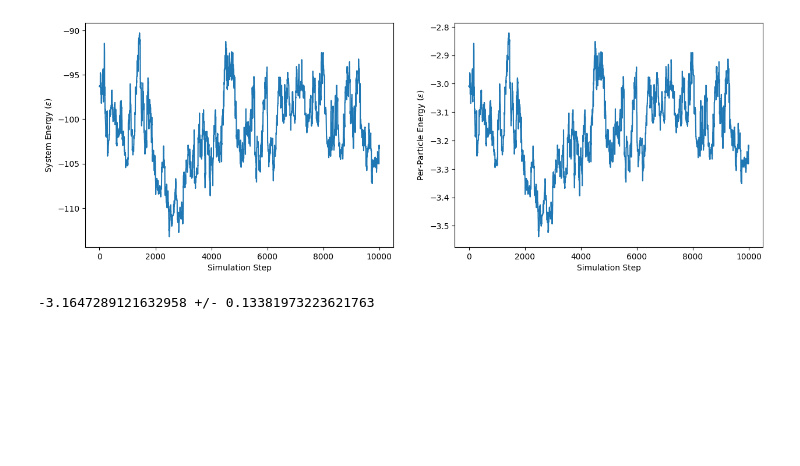
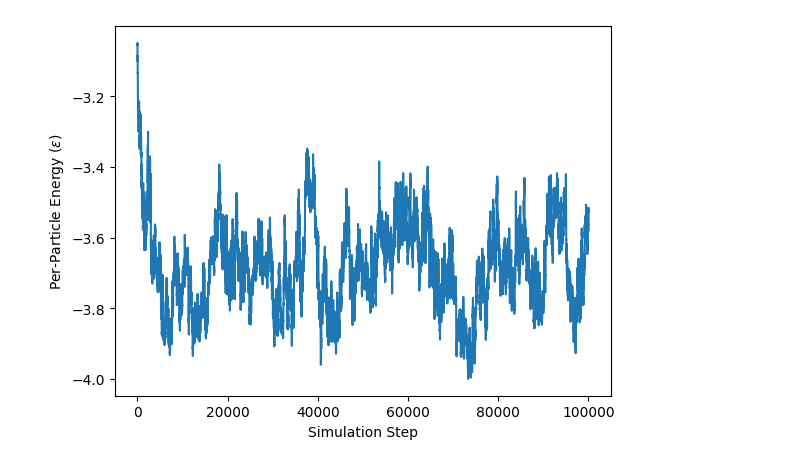
Before and after one commit to djbell01/563-DawsonBell, a Jupyter notebook: MC_Project.ipynb, the cells around one changed output. Drawn from its saved outputs; the diff is of its cells as text; code cells hidden in the pictures; blank space fills up the shorter version.

```diff
--- a/MC_Project.ipynb
+++ b/MC_Project.ipynb
@@ -8,7 +8,8 @@ import copy
 def autocorr1D(array):
     ft = np.fft.rfft(array - np.average(array))
     acorr = np.fft.irfft(ft * np.conjugate(ft)) / (len(array) * np.var(array))
-    return acorr[0 : len(acorr) // 2]
+    decorr_time = np.where(acorr<0)[0][0]
+    return len(array) // decorr_time
 
 class Particle():
   def __init__(self,position):
@@ -109,12 +110,6 @@ class Dynamics():
     self.per_particle_energies = np.array(self.energies)/self.system.N
 
   def plot_energy(self):
-    fig = plt.figure(figsize = (15,5))
-    ax1 = fig.add_subplot(1,2,1)
-    ax1.plot(self.energies)
-    ax1.set_xlabel('Simulation Step')
-    ax1.set_ylabel('System Energy ($\epsilon$)')
-    ax2 = fig.add_subplot(1,2,2)
-    ax2.plot(self.per_particle_energies)
-    ax2.set_xlabel('Simulation Step')
-    ax2.set_ylabel('Per-Particle Energy ($\epsilon$)')
+    plt.plot(self.per_particle_energies)
+    plt.xlabel('Simulation Step')
+    plt.ylabel('Per-Particle Energy ($\epsilon$)')
@@ -123,13 +159,6 @@ class Dynamics():
 # %%
-sim = Dynamics(32,4,1,50000,1)
-sim.run_dynamics()
-sim.plot_energy()
+d = Dynamics(32,4,1,100000,0.5)
+d.run_dynamics()
+d.plot_energy()
 # %% [output]
-[figure, old version]
+[figure, new version]
-# %%
-mean = np.mean(sim.per_particle_energies)
-stdev = np.std(sim.per_particle_energies)
-
-print(f'{mean} +/- {stdev}')
-# %% [output]
--3.1647289121632958 +/- 0.13381973223621763
```
Also changed, not shown: parts of 26 cells of this notebook.
